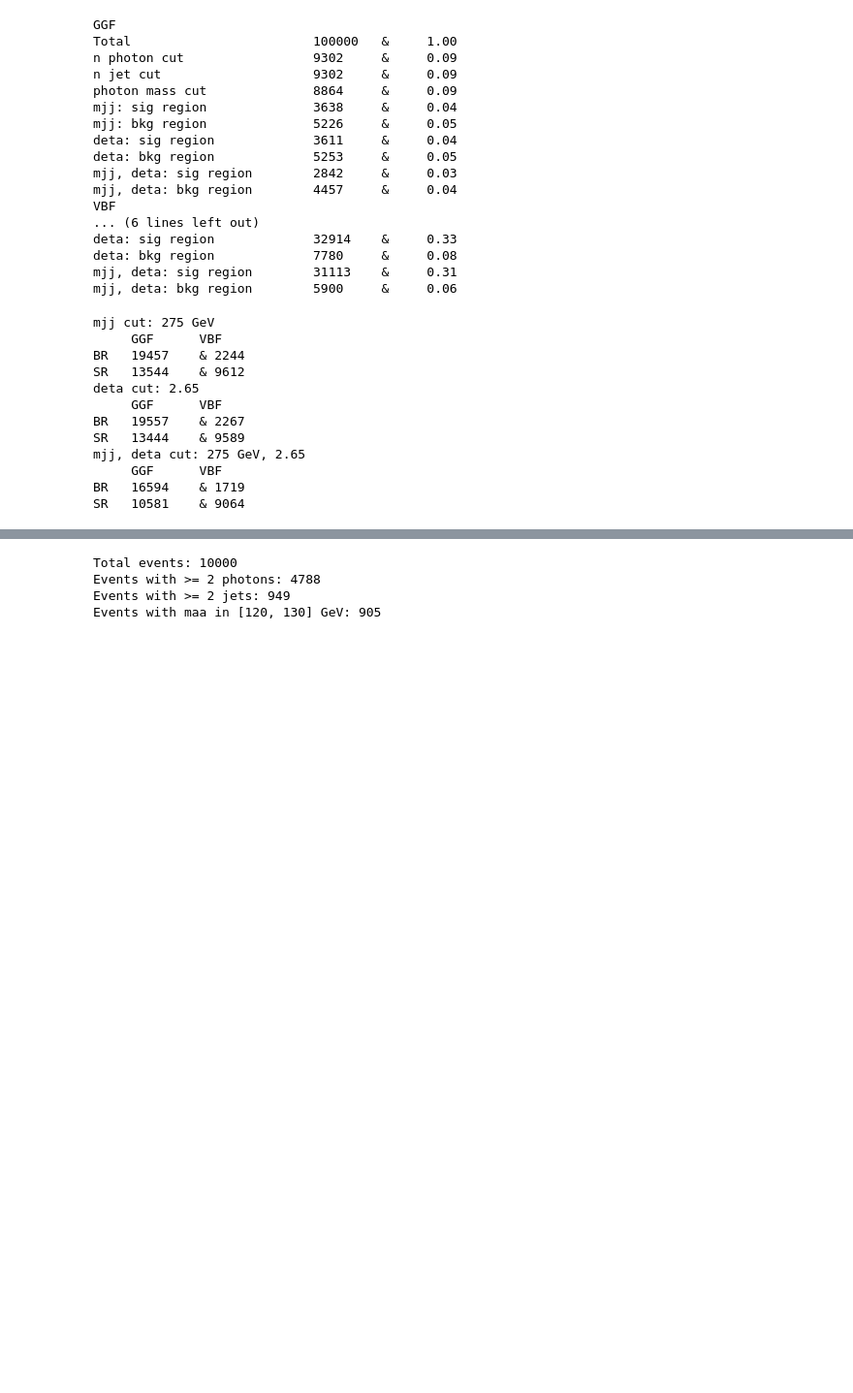
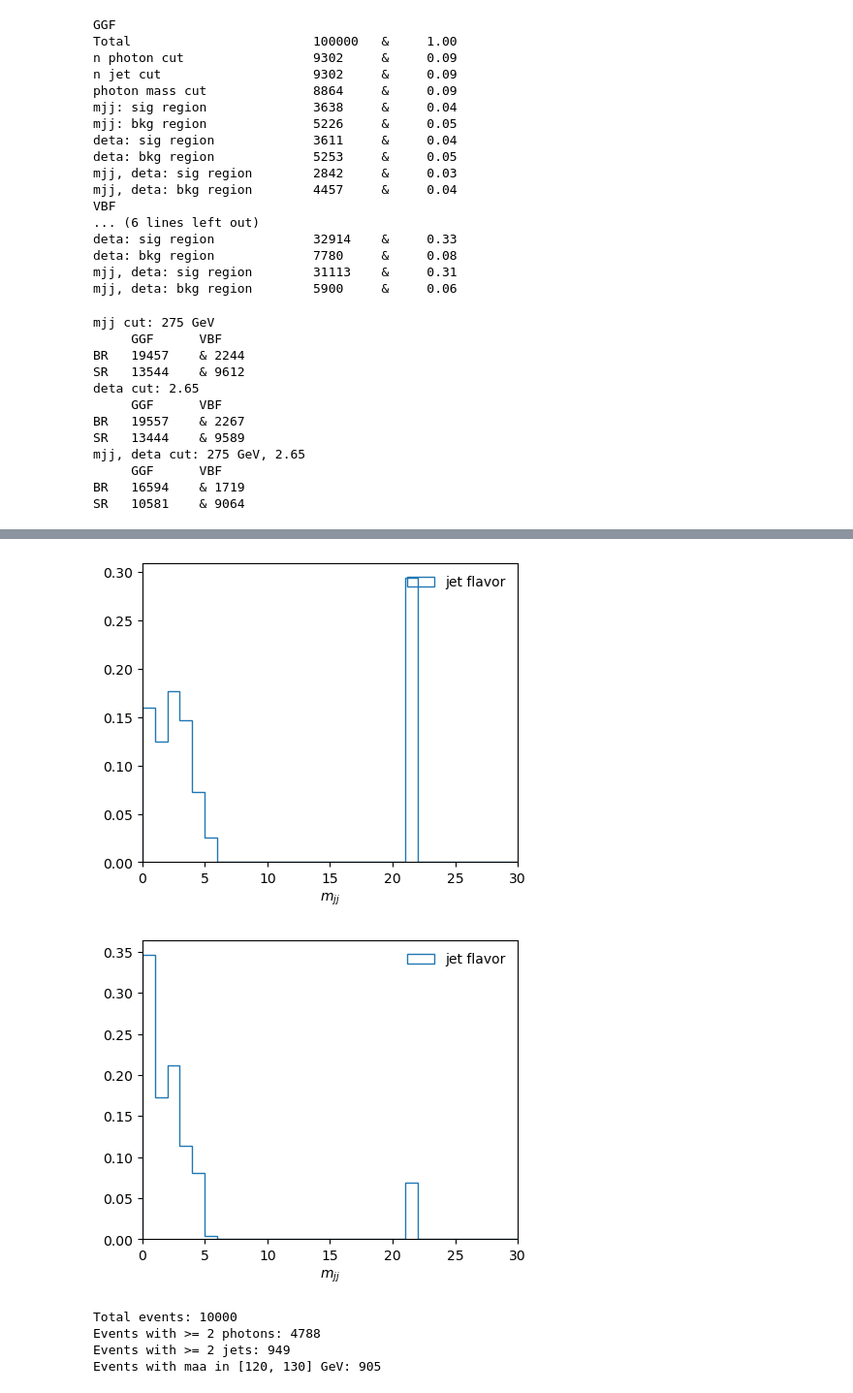
Before and after one commit to r10222035/higgs_production, a Jupyter notebook: Sample/from_root_to_h5.ipynb, the cells around one changed output, grey strips where cells are left out. Shown at 97% size. Drawn from its saved outputs; the diff is of its cells as text; code cells hidden in the pictures; blank space fills up the shorter version.

```diff
--- a/Sample/from_root_to_h5.ipynb
+++ b/Sample/from_root_to_h5.ipynb
@@ -118,6 +197,7 @@ def get_mass_and_deta(tree):
     # 3. invariant mass of two leading photons in [120, 130] GeV
     counts = [0, 0, 0]
     mass, deta = [], []
+    jet_flavor = [[], []]
     for event_id, event in tqdm(enumerate(tree)):
         # if event_id == 10:
         #     break
@@ -144,9 +224,12 @@ def get_mass_and_deta(tree):
         detajj = np.abs(jets[0][1] - jets[1][1])
         deta.append(detajj)
 
+        jet_flavor[0].append(event.Jet[0].Flavor)
+        jet_flavor[1].append(event.Jet[1].Flavor)
+
     print('Total events:', event_id + 1)
     print('Events with >= 2 photons:', counts[0])
     print('Events with >= 2 jets:', counts[1])
     print('Events with maa in [120, 130] GeV:', counts[2])
 
-    return mass, deta
+    return mass, deta, jet_flavor
@@ -372,0 +544,10 @@ SR   10581    & 9064
+# %%
+root_file = './GGF_Higgs/Events/run_01/tag_1_delphes_events.root'
+f = ROOT.TFile(root_file)
+tree = f.Get('Delphes')
+mjj_GGF, deta_GGF, jet_flavor_GGF = get_mass_and_deta(tree)
+
+root_file = './VBF_Higgs/Events/run_01/tag_1_delphes_events.root'
+f = ROOT.TFile(root_file)
+tree = f.Get('Delphes')
+mjj_VBF, deta_VBF, jet_flavor_VBF = get_mass_and_deta(tree)
@@ -373,3 +580,36 @@ SR   10581    & 9064
+# %%
+jet_flavor_GGF = np.array(jet_flavor_GGF)
+jet_flavor_GGF = jet_flavor_GGF.flatten()
+
+fig, ax = plt.subplots(1, 1, figsize=(5, 4))
+# ax.hist(jet_flavor_GGF[0], bins=30, range=[0, 30], histtype='step', label='leading jet', density=True)
+# ax.hist(jet_flavor_GGF[1], bins=30, range=[0, 30], histtype='step', label='sub-leading jet', density=True)
+ax.hist(jet_flavor_GGF, bins=30, range=[0, 30], histtype='step', label='jet flavor', density=True)
+
+ax.set_xlabel('$m_{jj}$')
+ax.set_xlim(0, 30)
+ax.legend(frameon=False)
+# plt.savefig('../figures/mjj_distribution.pdf', dpi=300, facecolor='White', bbox_inches='tight')
+
+plt.show()
+
+# plot jet flavor distribtuion
+jet_flavor_VBF = np.array(jet_flavor_VBF)
+jet_flavor_VBF = jet_flavor_VBF.flatten()
+
+fig, ax = plt.subplots(1, 1, figsize=(5, 4))
+# ax.hist(jet_flavor_VBF[0], bins=30, range=[0, 30], histtype='step', label='leading jet', density=True)
+# ax.hist(jet_flavor_VBF[1], bins=30, range=[0, 30], histtype='step', label='sub-leading jet', density=True)
+ax.hist(jet_flavor_VBF, bins=30, range=[0, 30], histtype='step', label='jet flavor', density=True)
+ax.set_xlabel('$m_{jj}$')
+ax.set_xlim(0, 30)
+ax.legend(frameon=False)
+# plt.savefig('../figures/mjj_distribution.pdf', dpi=300, facecolor='White', bbox_inches='tight')
+
+plt.show()
+# %% [output]
+[figure, added]
+[figure, added]
 # %%
 root_file = './GGF_Higgs/Events/run_01/tag_1_delphes_events.root'
 f = ROOT.TFile(root_file)
```
Also changed, not shown: parts of 14 cells of this notebook, 8 other files.
